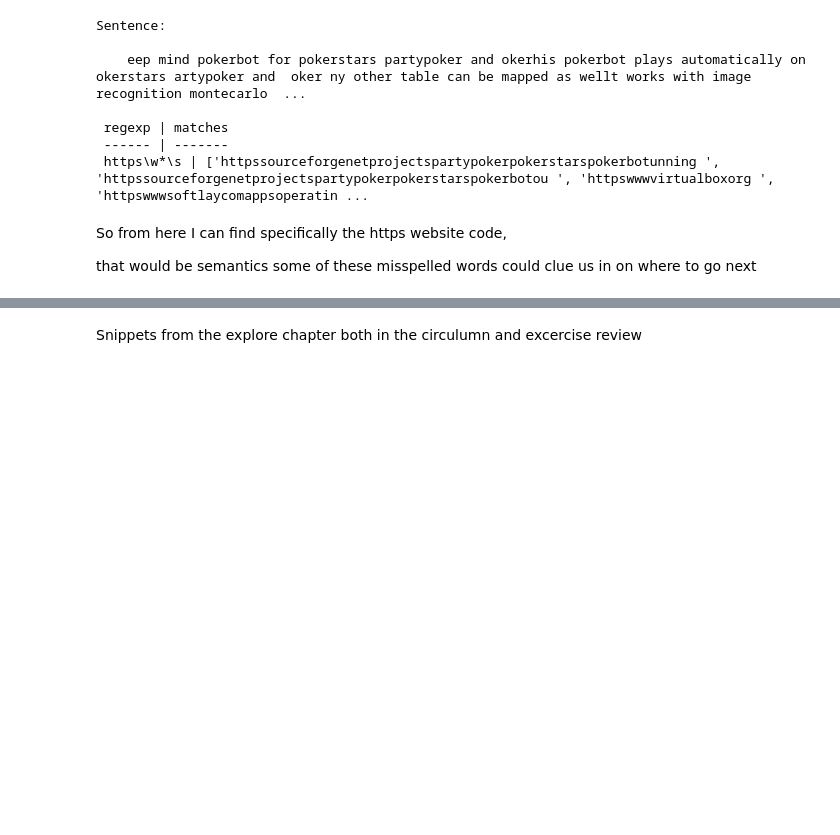
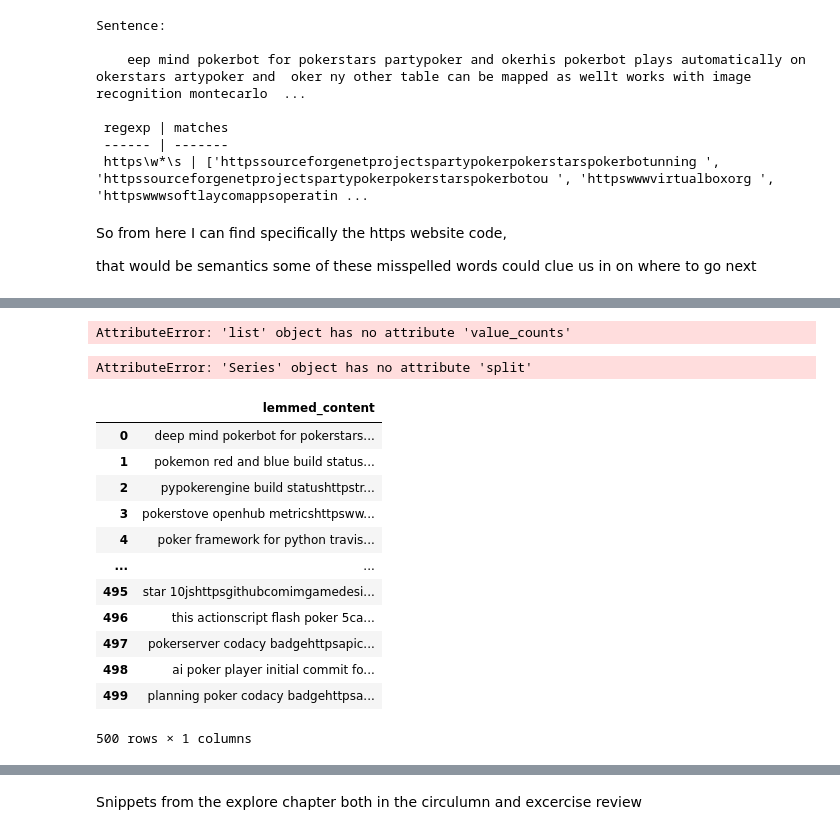
Before and after one commit to Lindsey-Melkozerov-Mitchell/project_repo, a Jupyter notebook: Vfolder/scratch.ipynb, the cells around one changed output, grey strips where cells are left out. Cells and saved outputs as stored; diff of their text form; code cells hidden in the pictures; blank space fills up the shorter version.

```diff
--- a/Vfolder/scratch.ipynb
+++ b/Vfolder/scratch.ipynb
@@ -175,0 +354,13 @@ that would be semantics some of these misspelled words could clue us in on where
+# %%
+splitwords(ee)
+# %% [output]
+AttributeError: 'list' object has no attribute 'value_counts'
+# %%
+words = cleaned_df.cleaned_content.split()
+
+
+(pd.DataFrame({'raw_count': cleaned_df.value_counts()})
+ .assign(frequency=lambda df: df.raw_count / df.raw_count.sum())
+ .assign(augmented_frequency=lambda df: df.frequency / df.frequency.max()))
+# %% [output]
+AttributeError: 'Series' object has no attribute 'split'
@@ -175,0 +384,17 @@ that would be semantics some of these misspelled words could clue us in on where
+# %%
+new_frame = cleaned_df.lemmed_content.to_frame()
+new_frame
+# %% [output]
+|  | lemmed_content |
+| 0 | deep mind pokerbot for pokerstars... |
+| 1 | pokemon red and blue build status... |
+| 2 | pypokerengine build statushttpstr... |
+| 3 | pokerstove openhub metricshttpsww... |
+| 4 | poker framework for python travis... |
+| ... | ... |
+| 495 | star 10jshttpsgithubcomimgamedesi... |
+| 496 | this actionscript flash poker 5ca... |
+| 497 | pokerserver codacy badgehttpsapic... |
+| 498 | ai poker player initial commit fo... |
+| 499 | planning poker codacy badgehttpsa... |
+500 rows × 1 columns
```
Also changed, not shown: parts of 41 cells of this notebook, 2 other files.
